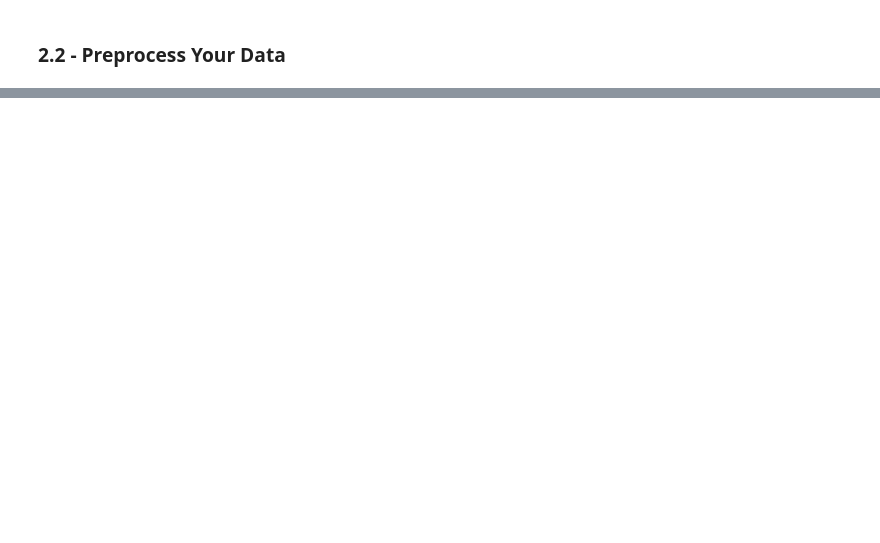
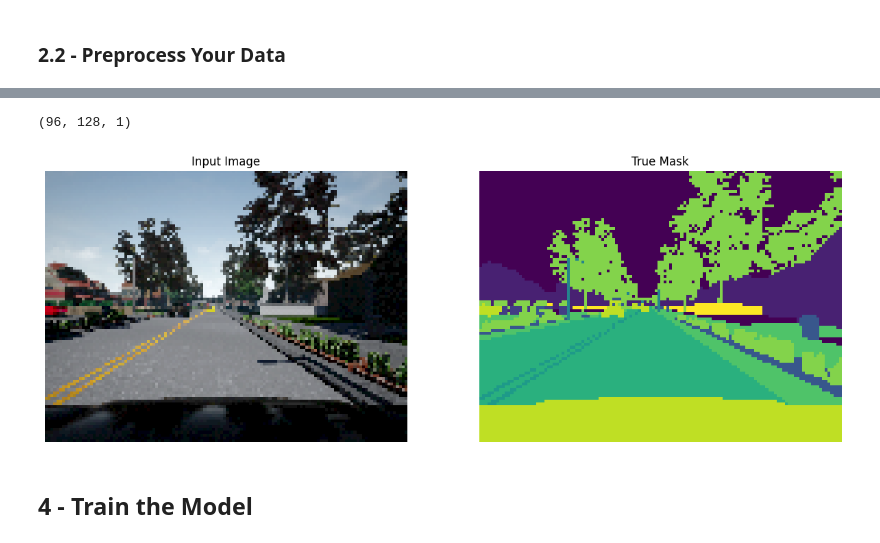
Before and after one commit to rvraghvender/DeepLearningProjects, a Jupyter notebook: ConvolutionNeuralNetworks/ImageSegmentationUnet/Image_segmentation_Unet_v2.ipynb, the cells around one changed output, grey strips where cells are left out. Saved outputs shown, nothing was run; the diff lists cells and outputs as text; code cells hidden in the pictures; blank space fills up the shorter version.

```diff
--- a/ConvolutionNeuralNetworks/ImageSegmentationUnet/Image_segmentation_Unet_v2.ipynb
+++ b/ConvolutionNeuralNetworks/ImageSegmentationUnet/Image_segmentation_Unet_v2.ipynb
@@ -168,0 +437,10 @@ The U-Net network has 23 convolutional layers in total.
+# %%
+for image, mask in processed_image_ds.take(1):
+    sample_image, sample_mask = image, mask
+    print(mask.shape)
+display([sample_image, sample_mask])
+# %% [output]
+(96, 128, 1)
+[figure, added]
+# %% [markdown]
+## 4 - Train the Model
```
Also changed, not shown: parts of 30 cells of this notebook.
